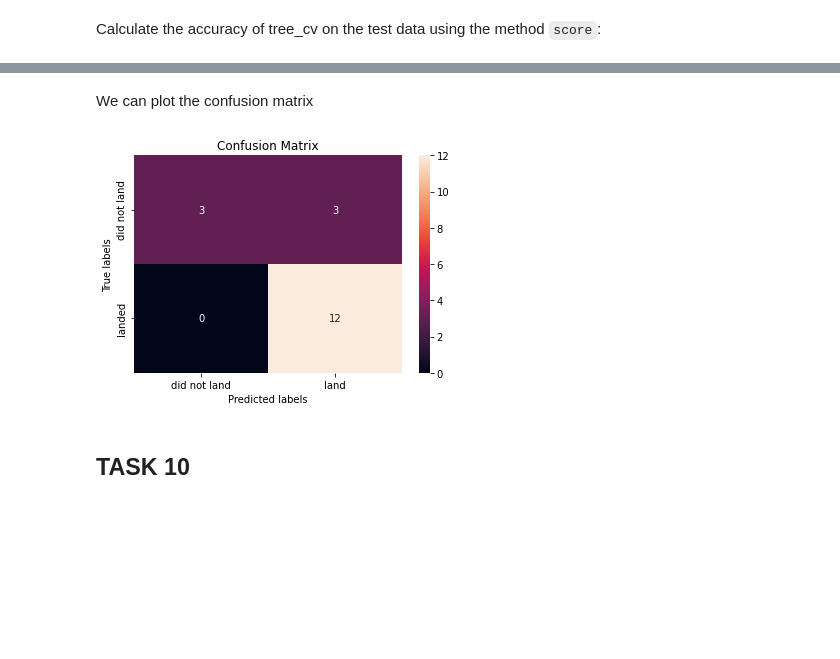
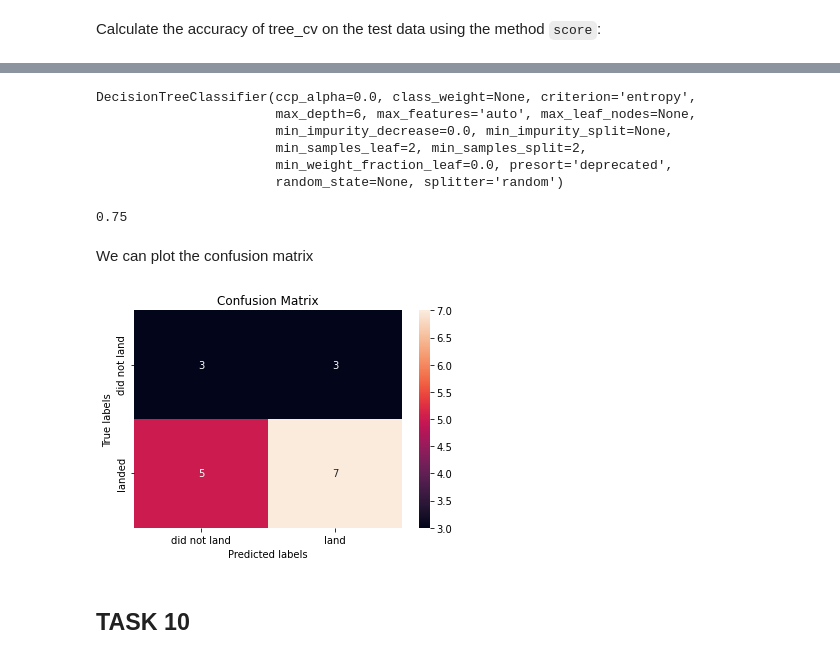
Before and after one commit to undeadcycle/Capstone, a Jupyter notebook: ML.ipynb, the cells around one changed output, grey strips where cells are left out. Cells and saved outputs as stored; diff of their text form; code cells hidden in the pictures; blank space fills up the shorter version.

```diff
--- a/ML.ipynb
+++ b/ML.ipynb
@@ -262,0 +279,5 @@ Calculate the accuracy on the test data using the method <code>score</code>:
+# %%
+svm_best_param = svm_cv.best_params_
+svm_cv = SVC(C = svm_best_param["C"], gamma = svm_best_param["gamma"], kernel = svm_best_param["kernel"])
+# %%
+svm_cv.fit(X_train, Y_train)
@@ -327,13 +354,30 @@ tree_score
+# %%
+tree_best_param = tree_cv.best_params_
+tree_cv = DecisionTreeClassifier(criterion = tree_best_param['criterion'], max_depth = tree_best_param['max_depth'], max_features = tree_best_param['max_features'], min_samples_leaf = tree_best_param['min_samples_leaf'], min_samples_split = tree_best_param['min_samples_split'], splitter = tree_best_param['splitter'])
+# %%
+tree_cv.fit(X_train, Y_train)
+# %% [output]
+DecisionTreeClassifier(ccp_alpha=0.0, class_weight=None, criterion='entropy',
+                       max_depth=6, max_features='auto', max_leaf_nodes=None,
+                       min_impurity_decrease=0.0, min_impurity_split=None,
+                       min_samples_leaf=2, min_samples_split=2,
+                       min_weight_fraction_leaf=0.0, presort='deprecated',
+                       random_state=None, splitter='random')
+# %%
+tree_score = tree_cv.score(X_train, Y_train)
+tree_score
+# %% [output]
+0.75
 # %%
 df = df.append({'Method' : 'tree', 'Score' : tree_score},
                 ignore_index = True)
 # %% [markdown]
 We can plot the confusion matrix
 # %%
-yhat = svm_cv.predict(X_test)
+yhat = tree_cv.predict(X_test)
 plot_confusion_matrix(Y_test,yhat)
 # %% [output]
-[figure, old version]
+[figure, new version]
 # %% [markdown]
 ## TASK  10
 # %% [markdown]
```
Also changed, not shown: parts of 17 cells of this notebook.
